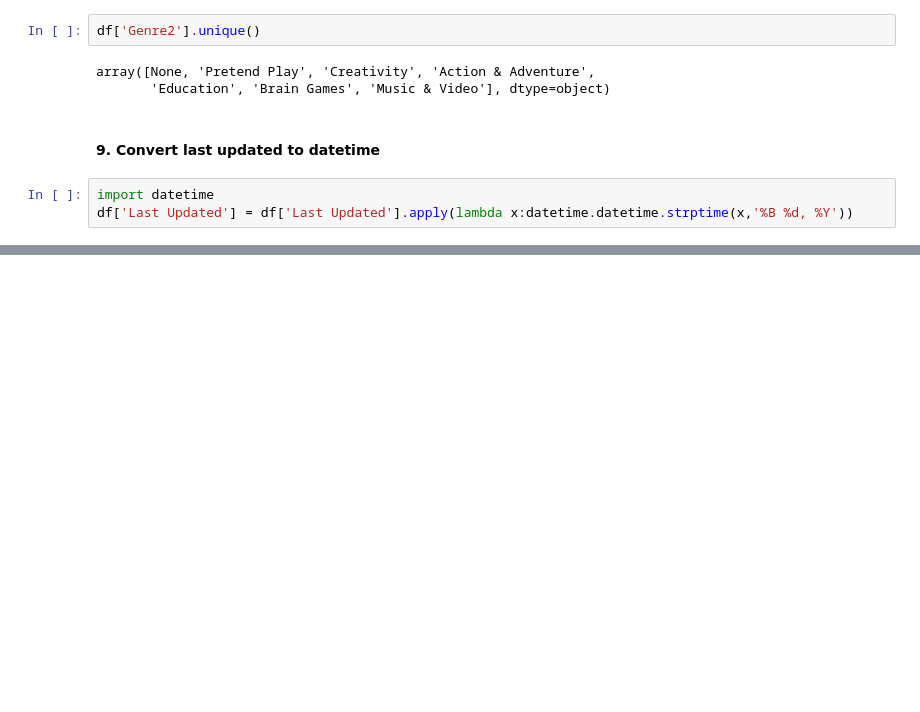
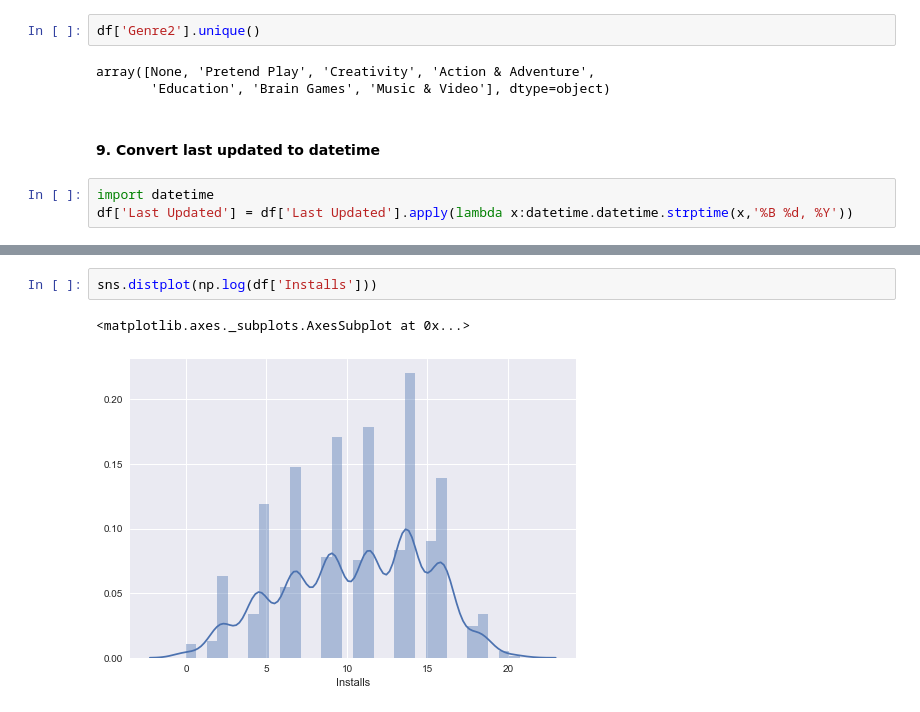
Before and after one commit to sherylwithans/potential-waddle, a Jupyter notebook: app_data_cleaning.ipynb, the cells around one changed output, grey strips where cells are left out. Cells and saved outputs as stored; diff of their text form; blank space fills up the shorter version.

```diff
--- a/app_data_cleaning.ipynb
+++ b/app_data_cleaning.ipynb
@@ -349,0 +384,5 @@ df.head()
+# %%
+sns.distplot(np.log(df['Installs']))
+# %% [output]
+<matplotlib.axes._subplots.AxesSubplot at 0x...>
+[figure, added]
```
Also changed, not shown: parts of 22 cells of this notebook.
